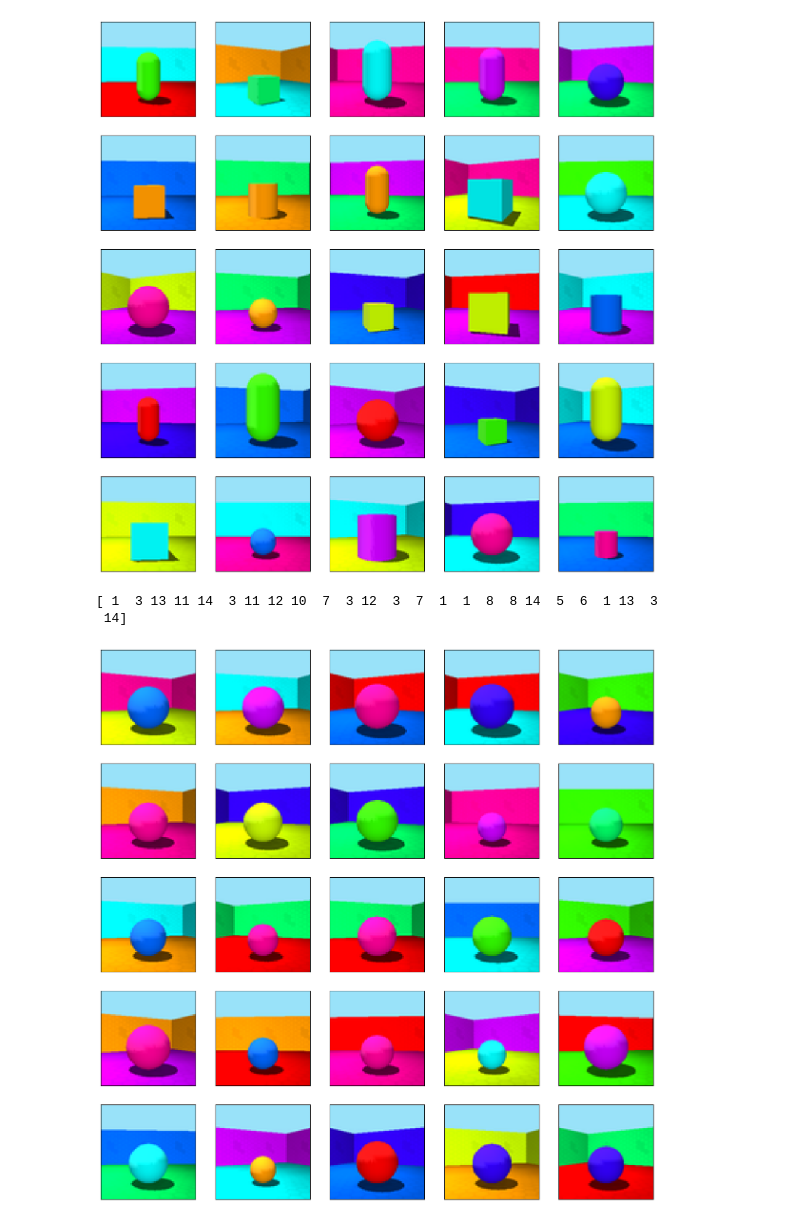
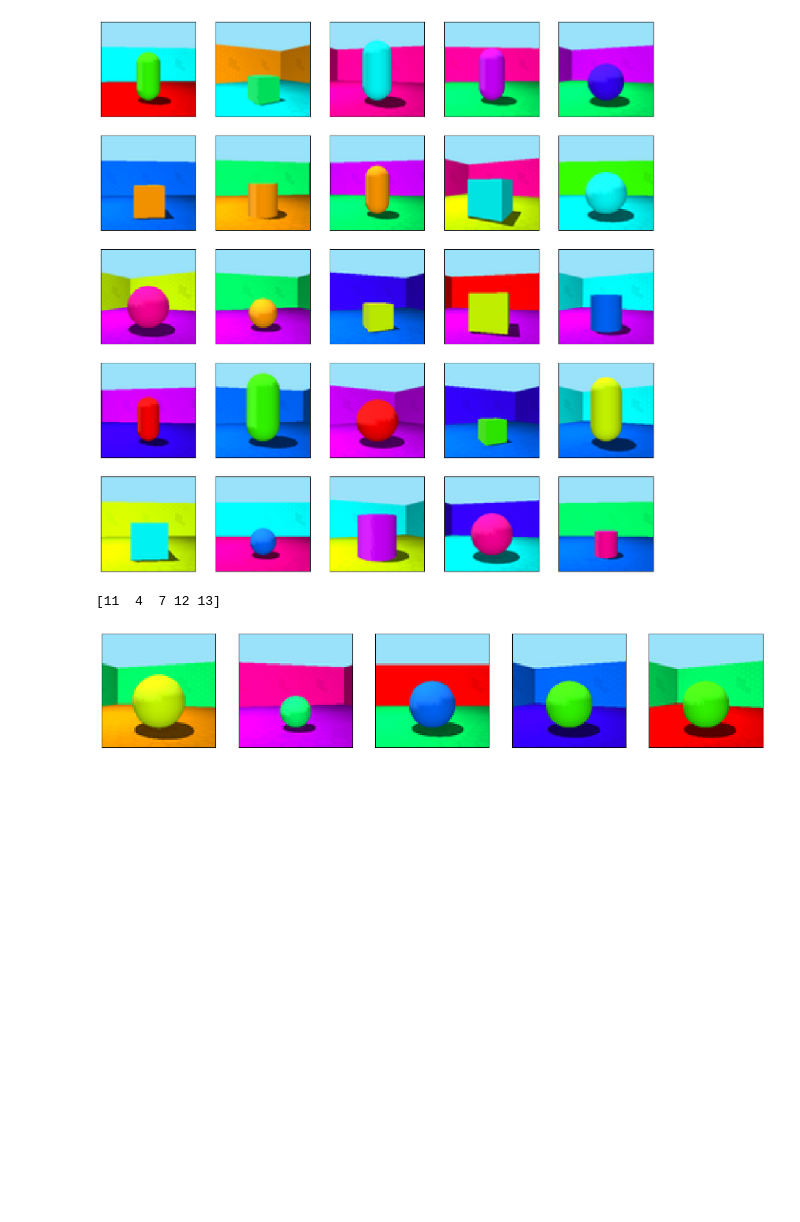
Before and after one commit to KeiderHoyos/IndependenceTestingDifferenceEntropies, a Jupyter notebook: 3Dshapes_experiment.ipynb, the cells around one changed output. Saved outputs shown, nothing was run; the diff lists cells and outputs as text; code cells hidden in the pictures; blank space fills up the shorter version.

```diff
--- a/3Dshapes_experiment.ipynb
+++ b/3Dshapes_experiment.ipynb
@@ -109,17 +163,17 @@ show_images_grid(img_batch)
 # %% [output]
 [figure]
 # %%
-batch_size = 25
+batch_size = 5
 fixed_factor_str = 'shape' #@param ['floor_hue', 'wall_hue', 'object_hue', 'scale', 'shape', 'orientation']
 fixed_factor_value = 2  # this shape corresponds to spheres
 fixed_factor = _FACTORS_IN_ORDER.index(fixed_factor_str)  # floor hue
 img_batch = sample_batch(batch_size, fixed_factor, fixed_factor_value)
 
-show_images_grid(img_batch)
+# show_images_grid(img_batch)
+show_images_row(img_batch, num_images=batch_size)
 # %% [output]
-[ 1  3 13 11 14  3 11 12 10  7  3 12  3  7  1  1  8  8 14  5  6  1 13  3
- 14]
+[11  4  7 12 13]
-[figure, old version]
+[figure, new version]
 # %%
 def sample_batch_spheres(batch_size, fixed_factor_str = 'shape', fixed_factor_value = 2, seed = 0):
   """ Samples a batch of images of spheres, with
```
Also changed, not shown: parts of 7 cells of this notebook, 6 other files.
